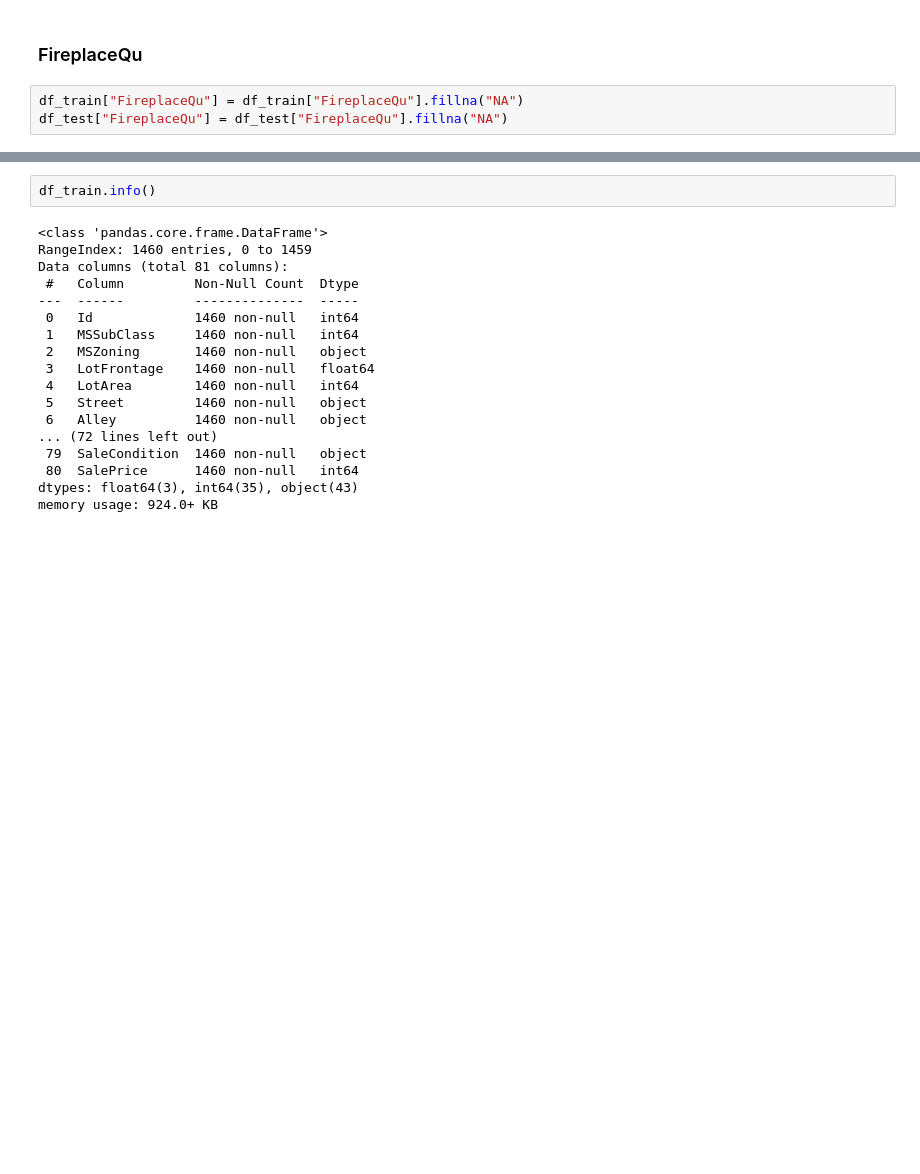
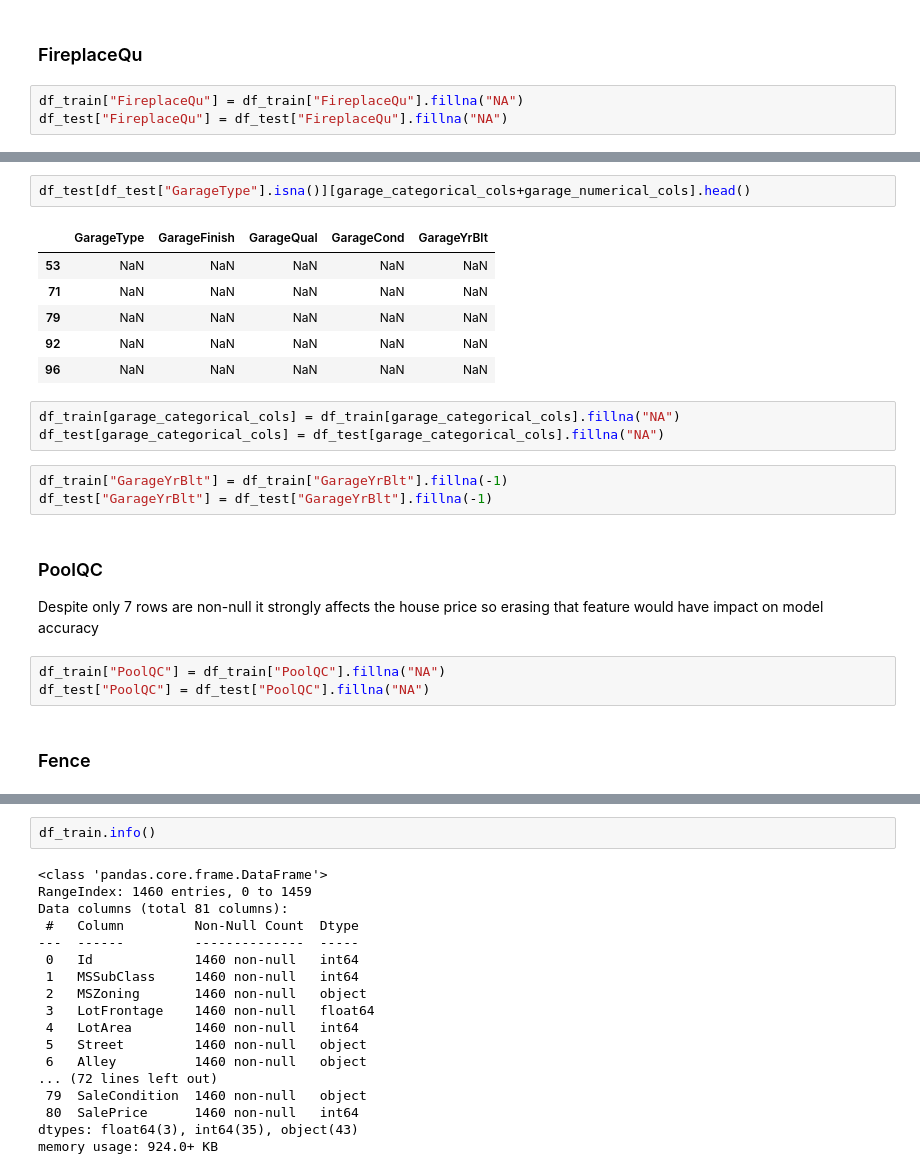
Before and after one commit to Alveaenerle/house-prices-prediction, a Jupyter notebook: main.ipynb, the cells around one changed output, grey strips where cells are left out. Saved outputs shown, nothing was run; the diff lists cells and outputs as text; blank space fills up the shorter version.

```diff
--- a/main.ipynb
+++ b/main.ipynb
@@ -168,0 +183,23 @@ df_test["FireplaceQu"] = df_test["FireplaceQu"].fillna("NA")
+# %%
+df_test[df_test["GarageType"].isna()][garage_categorical_cols+garage_numerical_cols].head()
+# %% [output]
+|  | GarageType | GarageFinish | GarageQual | GarageCond | GarageYrBlt |
+| 53 | NaN | NaN | NaN | NaN | NaN |
+| 71 | NaN | NaN | NaN | NaN | NaN |
+| 79 | NaN | NaN | NaN | NaN | NaN |
+| 92 | NaN | NaN | NaN | NaN | NaN |
+| 96 | NaN | NaN | NaN | NaN | NaN |
+# %%
+df_train[garage_categorical_cols] = df_train[garage_categorical_cols].fillna("NA")
+df_test[garage_categorical_cols] = df_test[garage_categorical_cols].fillna("NA")
+# %%
+df_train["GarageYrBlt"] = df_train["GarageYrBlt"].fillna(-1)
+df_test["GarageYrBlt"] = df_test["GarageYrBlt"].fillna(-1)
+# %% [markdown]
+### PoolQC
+Despite only 7 rows are non-null it strongly affects the house price so erasing that feature would have impact on model accuracy
+# %%
+df_train["PoolQC"] = df_train["PoolQC"].fillna("NA")
+df_test["PoolQC"] = df_test["PoolQC"].fillna("NA")
+# %% [markdown]
+### Fence
```
Also changed, not shown: parts of 19 cells of this notebook.
